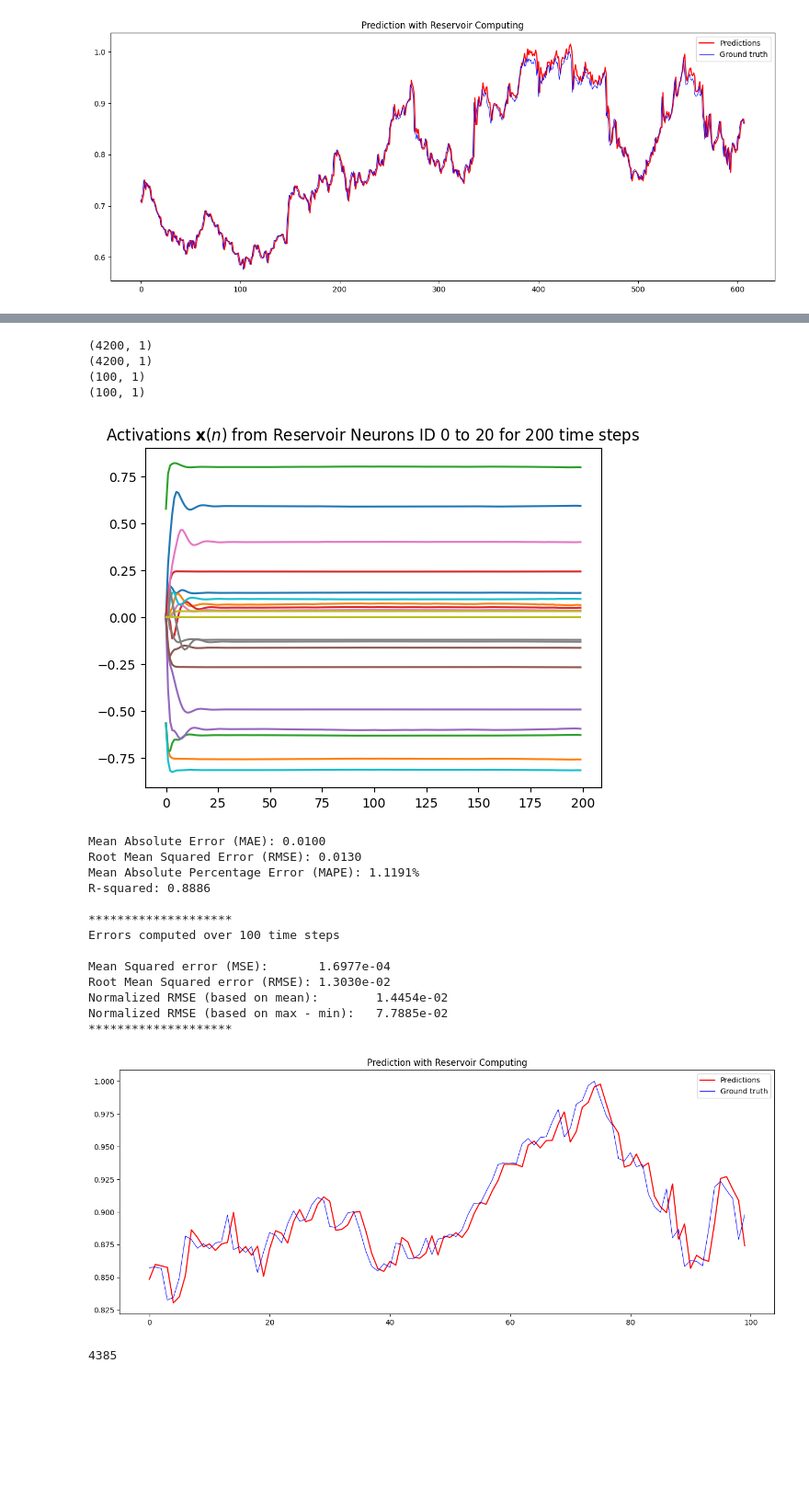
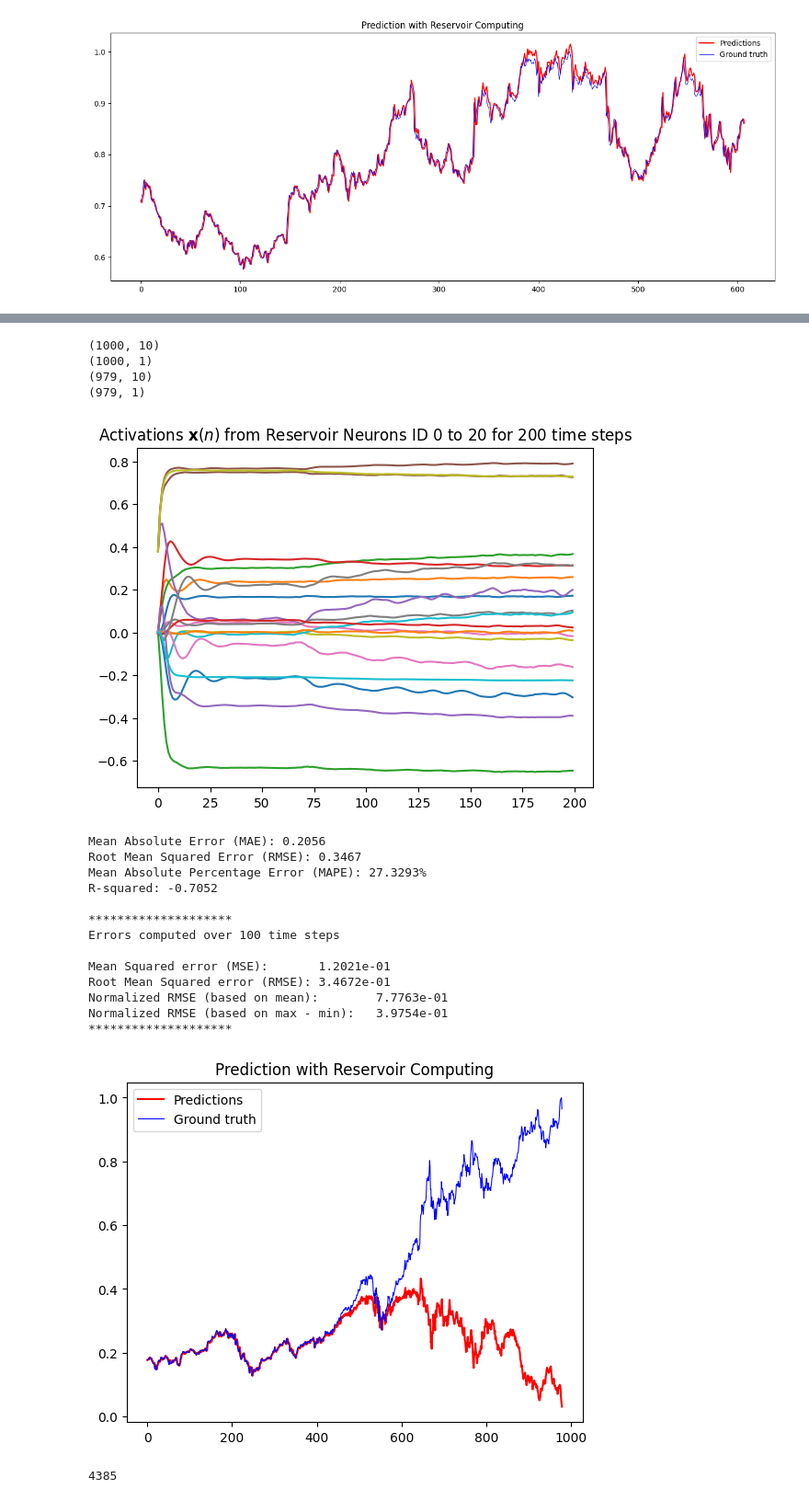
Before and after one commit to Chiuchiyin/CM3070-Final-project, a Jupyter notebook: Code/FinRLRCModel.ipynb, the cells around one changed output, grey strips where cells are left out. Shown: that part at 92% size. Drawn from its saved outputs; the diff is of its cells as text; code cells hidden in the pictures; blank space fills up the shorter version.

```diff
--- a/Code/FinRLRCModel.ipynb
+++ b/Code/FinRLRCModel.ipynb
@@ -483,11 +461,16 @@ close_df
+# %%
+def create_windowed_dataset(data, window, horizon):
+    X, y = [], []
+    for i in range(len(data) - window - horizon):
+        X.append(data[i : i + window])
+        y.append(data[i + window + horizon - 1])  # Predict horizon steps ahead
+    return np.array(X), np.array(y)
 # %%
-def normalize_data(data):
-    return (data - data.min()) / (data.max() - data.min())
-
 df=close_df
 Dat = np.array(df)
 
 # Set constants
+window = 10
 SEED = 42
 VERBOSE = True
 units = 10000
@@ -506,16 +489,25 @@ if __name__ == "__main__":
 
     plt.figure()
     plt.plot(data)
-    plt.title("A sample of input data")
+    plt.title("Normalized AAPL close value")
     plt.show()
 
-    train_size = 4200
+    train_size = 1000
     test_size = 100
 
-    X = data[:train_size].reshape(-1, 1)
-    y = data[horizon : train_size + horizon].reshape(-1, 1)
-    X_test = data[train_size : train_size + test_size].reshape(-1, 1)
-    y_test = data[train_size + horizon : train_size + test_size + horizon].reshape(-1, 1)
+    #X = data[:train_size].reshape(-1, 1)
+    #y = data[horizon : train_size + horizon].reshape(-1, 1)
+    #X_test = data[train_size : train_size + test_size].reshape(-1, 1)
+    #y_test = data[train_size + horizon : train_size + test_size + horizon].reshape(-1, 1)
+
+    # Generate full dataset
+    X_all, y_all = create_windowed_dataset(data, window, horizon)
+
+    X = X_all[:train_size]
+    y = y_all[:train_size].reshape(-1, 1)
+
+    X_test = X_all[train_size:]
+    y_test = y_all[train_size:].reshape(-1, 1)
 
     print(X.shape)
     print(y.shape)
@@ -524,14 +516,14 @@ if __name__ == "__main__":
 
     # Reservoir parameters
     units = 20
-    leak_rate = 0.75
-    rho = 1.025
-    input_scaling = 1.0
+    leak_rate = 0.5
+    rho = 1.0
+    input_scaling = 0.75
     rc_connectivity = 0.15
     input_connectivity = 0.2
     fb_connectivity = 1.1
-    regularization_coef = 1e-8
-    warmup = 100
+    regularization_coef = 1e-6
+    warmup = 200
     feedback = False
 
     rng = np.random.default_rng(SEED)
@@ -603,7 +595,7 @@ if __name__ == "__main__":
     print("Normalized RMSE (based on max - min):\t%.4e" % nmrse_maxmin)
     print("********************")
 
-    plt.figure(figsize=(16, 6))
+    plt.figure()
     plt.plot(y_pred, color="red", lw=1.5, label="Predictions")
     plt.plot(y_test, color="blue", lw=0.75, label="Ground truth")
     plt.title("Prediction with Reservoir Computing")
@@ -619,22 +611,22 @@ mean: 93.40426467315618 std: 87.29633418434017
-(4200, 1)
-(4200, 1)
-(100, 1)
-(100, 1)
+(1000, 10)
+(1000, 1)
+(979, 10)
+(979, 1)
-[figure, old version]
+[figure, new version]
-Mean Absolute Error (MAE): 0.0100
-Root Mean Squared Error (RMSE): 0.0130
-Mean Absolute Percentage Error (MAPE): 1.1191%
-R-squared: 0.8886
+Mean Absolute Error (MAE): 0.2056
+Root Mean Squared Error (RMSE): 0.3467
+Mean Absolute Percentage Error (MAPE): 27.3293%
+R-squared: -0.7052
 
 ********************
 Errors computed over 100 time steps
 
-Mean Squared error (MSE):       1.6977e-04
-Root Mean Squared error (RMSE): 1.3030e-02
-Normalized RMSE (based on mean):        1.4454e-02
-Normalized RMSE (based on max - min):   7.7885e-02
+Mean Squared error (MSE):       1.2021e-01
+Root Mean Squared error (RMSE): 3.4672e-01
+Normalized RMSE (based on mean):        7.7763e-01
+Normalized RMSE (based on max - min):   3.9754e-01
 ********************
-[figure, old version]
+[figure, new version]
 # %%
 len(Dat[:,0])
 # %% [output]
```
Also changed, not shown: parts of 21 cells of this notebook, 31 other files.
